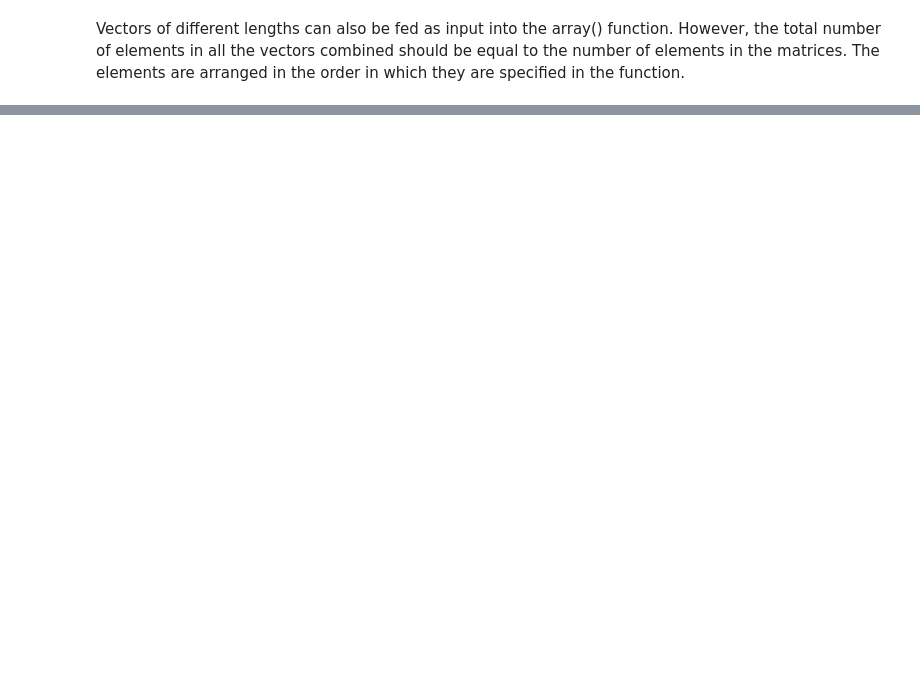
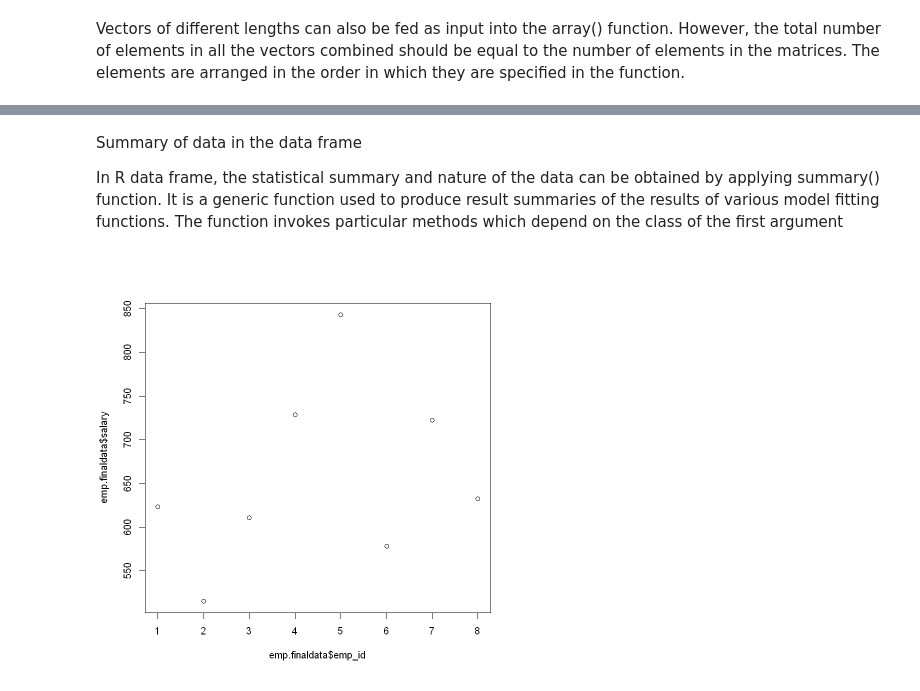
Before and after one commit to svkarthik86/R-Programming, a Jupyter notebook: Intro-R Prog.ipynb, the cells around one changed output, grey strips where cells are left out. Saved outputs shown, nothing was run; the diff lists cells and outputs as text; code cells hidden in the pictures; blank space fills up the shorter version.

```diff
--- a/Intro-R Prog.ipynb
+++ b/Intro-R Prog.ipynb
@@ -1845,0 +1810,5 @@ Levels: green red yellow
+# %%
+# Add the "dept" coulmn.
+emp.data$dept <- c("IT","Operations","IT","HR","Finance")
+v <- emp.data
+print(v)
@@ -1845,0 +1828,10 @@ Levels: green red yellow
+# %%
+# Create the second data frame
+emp.newdata <- data.frame(
+emp_id = c (6:8),
+emp_name = c("Rasmi","Pranab","Tusar"),
+salary = c(578.0,722.5,632.8),
+start_date = as.Date(c("2013-05-21","2013-07-30","2014-06-17")),
+dept = c("IT","Operations","Finance"),
+stringsAsFactors = FALSE
+)
@@ -1845,0 +1847,4 @@ Levels: green red yellow
+# %%
+# Bind the two data frames.
+emp.finaldata <- rbind(emp.data,emp.newdata)
+print(emp.finaldata)
@@ -1845,0 +1861,2 @@ Levels: green red yellow
+# %%
+emp.finaldata$dept <- factor(emp.finaldata$dept)
@@ -1845,0 +1892,4 @@ Levels: green red yellow
+# %% [markdown]
+Summary of data in the data frame
+
+In R data frame, the statistical summary and nature of the data can be obtained by applying summary() function. It is a generic function used to produce result summaries of the results of various model fitting functions. The function invokes particular methods which depend on the class of the first argument
@@ -1845,0 +1898,4 @@ Levels: green red yellow
+# %%
+plot(emp.finaldata$emp_id,emp.finaldata$salary)
+# %% [output]
+[figure, added]
```
Also changed, not shown: parts of 219 cells of this notebook.
